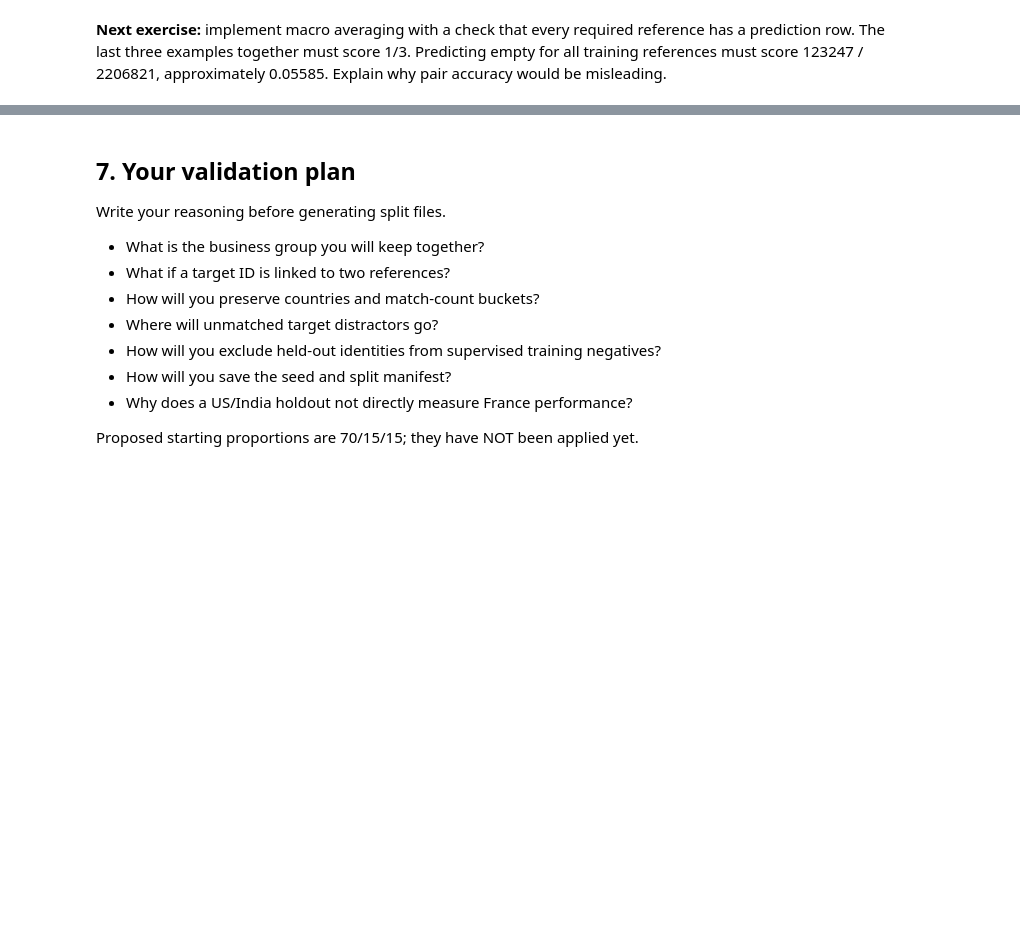
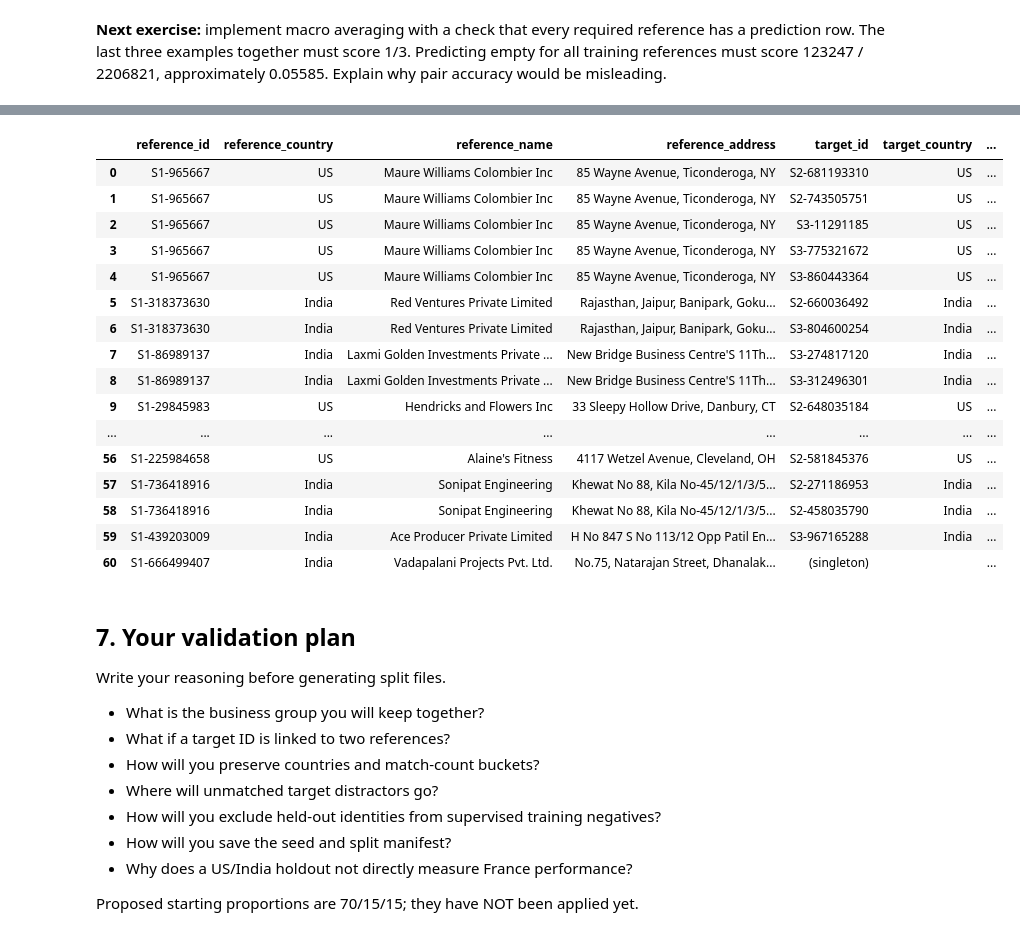
Before and after one commit to g0so/amazon-ml-challenge-2026, a Jupyter notebook: notebooks/01_phase1_foundations.ipynb, the cells around one changed output, grey strips where cells are left out. Drawn from its saved outputs; the diff is of its cells as text; code cells hidden in the pictures; blank space fills up the shorter version.

```diff
--- a/notebooks/01_phase1_foundations.ipynb
+++ b/notebooks/01_phase1_foundations.ipynb
@@ -114,2 +315,70 @@ Choose references across both countries, singletons, and several match counts. O
 # %%
-# TODO: gather a small collection of complete labeled examples and inspect it.
+import pandas as pd
+
+# Select the first 25 eligible complete groups: a deterministic convenience sample.
+# This is not random, balanced, or guaranteed to include each allowed match count.
+selected_truth = {}
+for row in iter_tsv(DATASET_DIR / 'train' / 'train_ground_truth.tsv'):
+    match_ids = parse_match_ids(row['matched_entity_ids'])
+    match_count = len(match_ids)
+    if match_count in {0, 1, 2, 5, 10}:
+        selected_truth[row['source1_entity_id']] = match_ids
+        if len(selected_truth) >= 25:
+            break
+
+selected_ids = set(selected_truth)
+selected_source1 = {}
+for row in iter_tsv(DATASET_DIR / 'train' / 'train_source1.tsv'):
+    if row['entity_id'] in selected_ids:
+        selected_source1[row['entity_id']] = row
+
+selected_targets = set().union(*selected_truth.values())
+selected_sources = {}
+for source_number in (2, 3):
+    path = DATASET_DIR / 'train' / f'train_source{source_number}.tsv'
+    for row in iter_tsv(path):
+        if row['entity_id'] in selected_targets:
+            selected_sources[row['entity_id']] = row
+
+# Fail explicitly if a sampled label references a record that was not found.
+assert selected_ids == selected_source1.keys(), 'Sampled reference records are missing'
+assert selected_targets == selected_sources.keys(), 'Sampled target records are missing'
+
+inspection_rows = []
+pair_rows = []
+for reference_id, target_ids in selected_truth.items():
+    reference = selected_source1[reference_id]
+    inspection_rows.append({
+        'reference_id': reference_id,
+        'country': reference['country'],
+        'match_count': len(target_ids),
+        'reference_name': reference['business_name'],
+    })
+    # Preserve singletons as explicit inspection rows, not artificial match pairs.
+    for target_id in sorted(target_ids) or [None]:
+        target = selected_sources[target_id] if target_id is not None else None
+        pair_rows.append({
+            'reference_id': reference_id,
+            'reference_country': reference['country'],
+            'reference_name': reference['business_name'],
+            'reference_address': reference['business_address'],
+            'target_id': target_id if target is not None else '(singleton)',
+            'target_country': target['country'] if target is not None else '',
+            'target_name': target['business_name'] if target is not None else '',
+            'target_address': target['business_address'] if target is not None else '',
+            'target_address_missing': not target['business_address'].strip() if target is not None else None,
+        })
+
+labeled_groups = pd.DataFrame(inspection_rows)
+labeled_pairs = pd.DataFrame(pair_rows)
+print('Group summary:')
+display(labeled_groups)
+print('Full reference/target comparisons (blank target address is missing evidence):')
+with pd.option_context('display.max_colwidth', None, 'display.max_columns', None,
+                       'display.max_rows', None):
+    display(labeled_pairs)
+print(f'Inspected {len(labeled_groups)} complete groups and {len(selected_targets)} target records.')
+print('Country coverage:', labeled_groups['country'].value_counts().to_dict())
+print('Match-count coverage:', labeled_groups['match_count'].value_counts().sort_index().to_dict())
+print('Targets with blank addresses:', sum(not r['business_address'].strip() for r in selected_sources.values()))
+# %% [output]
@@ -116,3 +408,20 @@ Choose references across both countries, singletons, and several match counts. O
+|  | reference_id | reference_country | reference_name | reference_address | target_id | target_country | ... |
+| 0 | S1-965667 | US | Maure Williams Colombier Inc | 85 Wayne Avenue, Ticonderoga, NY | S2-681193310 | US | ... |
+| 1 | S1-965667 | US | Maure Williams Colombier Inc | 85 Wayne Avenue, Ticonderoga, NY | S2-743505751 | US | ... |
+| 2 | S1-965667 | US | Maure Williams Colombier Inc | 85 Wayne Avenue, Ticonderoga, NY | S3-11291185 | US | ... |
+| 3 | S1-965667 | US | Maure Williams Colombier Inc | 85 Wayne Avenue, Ticonderoga, NY | S3-775321672 | US | ... |
+| 4 | S1-965667 | US | Maure Williams Colombier Inc | 85 Wayne Avenue, Ticonderoga, NY | S3-860443364 | US | ... |
+| 5 | S1-318373630 | India | Red Ventures Private Limited | Rajasthan, Jaipur, Banipark, Goku... | S2-660036492 | India | ... |
+| 6 | S1-318373630 | India | Red Ventures Private Limited | Rajasthan, Jaipur, Banipark, Goku... | S3-804600254 | India | ... |
+| 7 | S1-86989137 | India | Laxmi Golden Investments Private ... | New Bridge Business Centre'S 11Th... | S3-274817120 | India | ... |
+| 8 | S1-86989137 | India | Laxmi Golden Investments Private ... | New Bridge Business Centre'S 11Th... | S3-312496301 | India | ... |
+| 9 | S1-29845983 | US | Hendricks and Flowers Inc | 33 Sleepy Hollow Drive, Danbury, CT | S2-648035184 | US | ... |
+| ... | ... | ... | ... | ... | ... | ... | ... |
+| 56 | S1-225984658 | US | Alaine's Fitness | 4117 Wetzel Avenue, Cleveland, OH | S2-581845376 | US | ... |
+| 57 | S1-736418916 | India | Sonipat Engineering | Khewat No 88, Kila No-45/12/1/3/5... | S2-271186953 | India | ... |
+| 58 | S1-736418916 | India | Sonipat Engineering | Khewat No 88, Kila No-45/12/1/3/5... | S2-458035790 | India | ... |
+| 59 | S1-439203009 | India | Ace Producer Private Limited | H No 847 S No 113/12 Opp Patil En... | S3-967165288 | India | ... |
+| 60 | S1-666499407 | India | Vadapalani Projects Pvt. Ltd. | No.75, Natarajan Street, Dhanalak... | (singleton) |  | ... |
 # %% [markdown]
 ## 7. Your validation plan
 Write your reasoning before generating split files.
```
Also changed, not shown: parts of 13 cells of this notebook, 3 other files.
